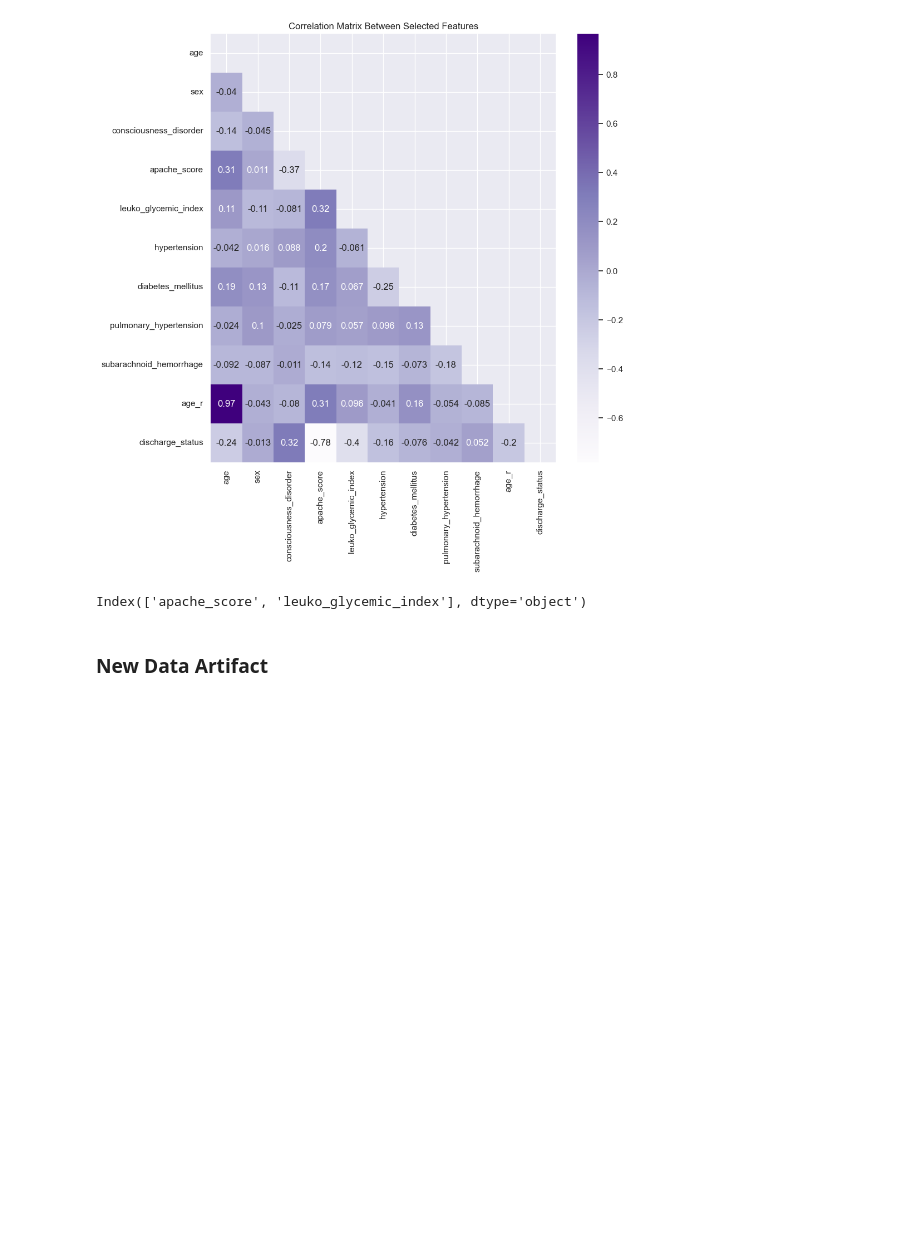
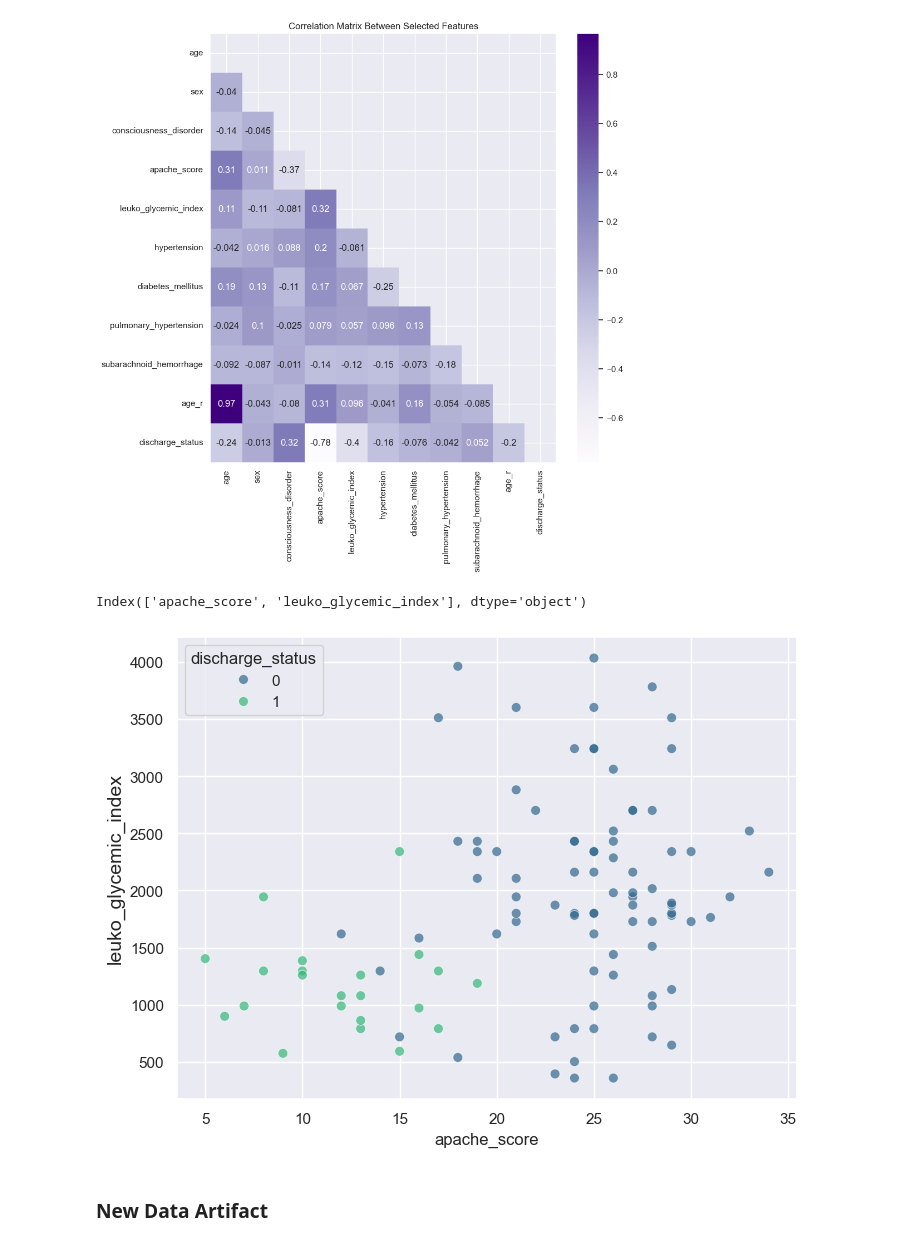
Before and after one commit to serize02/leuko-ml, a Jupyter notebook: notebooks/00_eda.ipynb, the cells around one changed output. Saved outputs shown, nothing was run; the diff lists cells and outputs as text; code cells hidden in the pictures; blank space fills up the shorter version.

```diff
--- a/notebooks/00_eda.ipynb
+++ b/notebooks/00_eda.ipynb
@@ -124,6 +124,14 @@ wandb.config.score_func = 'chi2'
 wandb.config.selected_features = ['apache_score', 'leuko_glycemic_index']
 # %%
 X = X[features]
+# %%
+plt.figure(figsize=(8, 6))
+sns.scatterplot(x='apache_score', y='leuko_glycemic_index', data=X, hue=y, alpha=0.7, palette='viridis', s=50)
+plt.ylabel('leuko_glycemic_index', fontsize=14)
+plt.xlabel('apache_score')
+plt.show()
+# %% [output]
+[figure, added]
 # %% [markdown]
 ### New Data Artifact
 # %%
```
Also changed, not shown: parts of 1 cell of this notebook.
